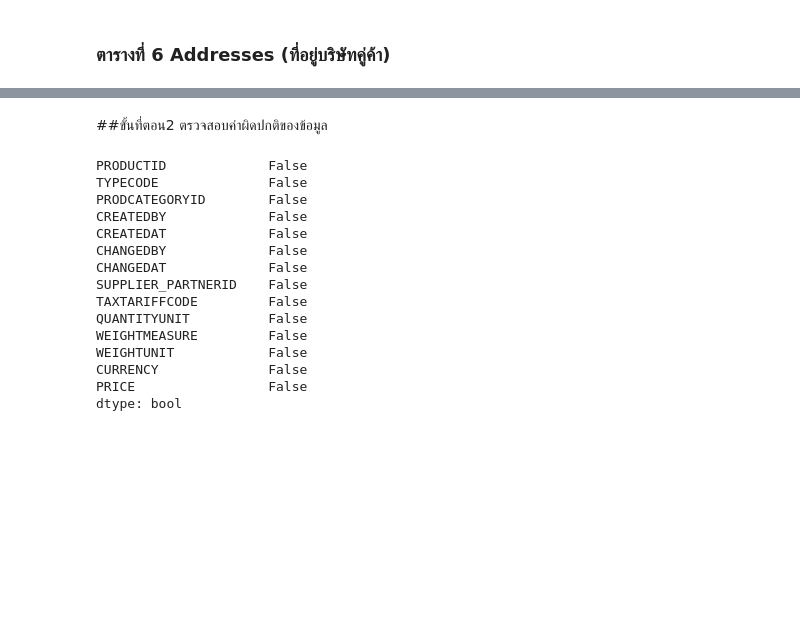
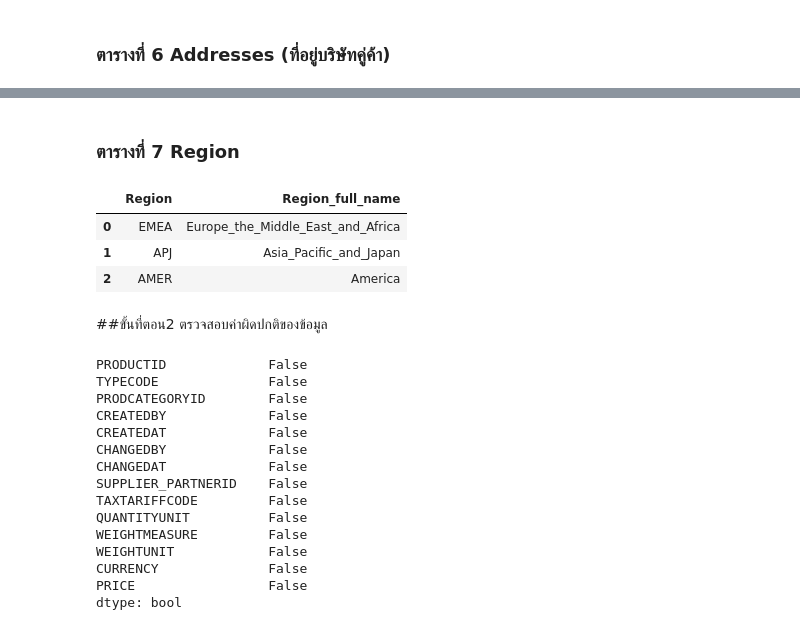
Before and after one commit to nicha0524/DPDM2021, a Jupyter notebook: Project.ipynb, the cells around one changed output, grey strips where cells are left out. Cells and saved outputs as stored; diff of their text form; code cells hidden in the pictures; blank space fills up the shorter version.

```diff
--- a/Project.ipynb
+++ b/Project.ipynb
@@ -147,6 +147,17 @@ Addresses
 | 51 | 1000000012 | Toronto | M2J 3T7 | Victoria Park Ave | 2523.0 | CA | AMER | 1 | 20000101 | ... |
 | 52 | 1000000013 | Toronto | M1S 1T4 | Sheppard Ave | 1122.0 | CA | AMER | 1 | 20000101 | ... |
 | 53 | 1000000014 | Toronto | P3E 4N2 | Paris St | 3443.0 | CA | AMER | 1 | 20000101 | ... |
+# %% [markdown]
+### ตารางที่ 7 Region
+# %%
+path = '/content/drive/My Drive/DPDM2021_DATA' #    เรียกข้อมูลจาก drive
+region_fall= pd.read_csv(os.path.join(path,'region1.csv')) # read ข้อมูลจาก Excel โดยใช้ คำสั่ง  pd.read_csv
+region_fall
+# %% [output]
+|  | Region | Region_full_name |
+| 0 | EMEA | Europe_the_Middle_East_and_Africa |
+| 1 | APJ | Asia_Pacific_and_Japan |
+| 2 | AMER | America |
 # %% [markdown]
 ##ขั้นที่ตอน2 ตรวจสอบค่าผิดปกติของข้อมูล
 # %%
```
Also changed, not shown: parts of 32 cells of this notebook.
